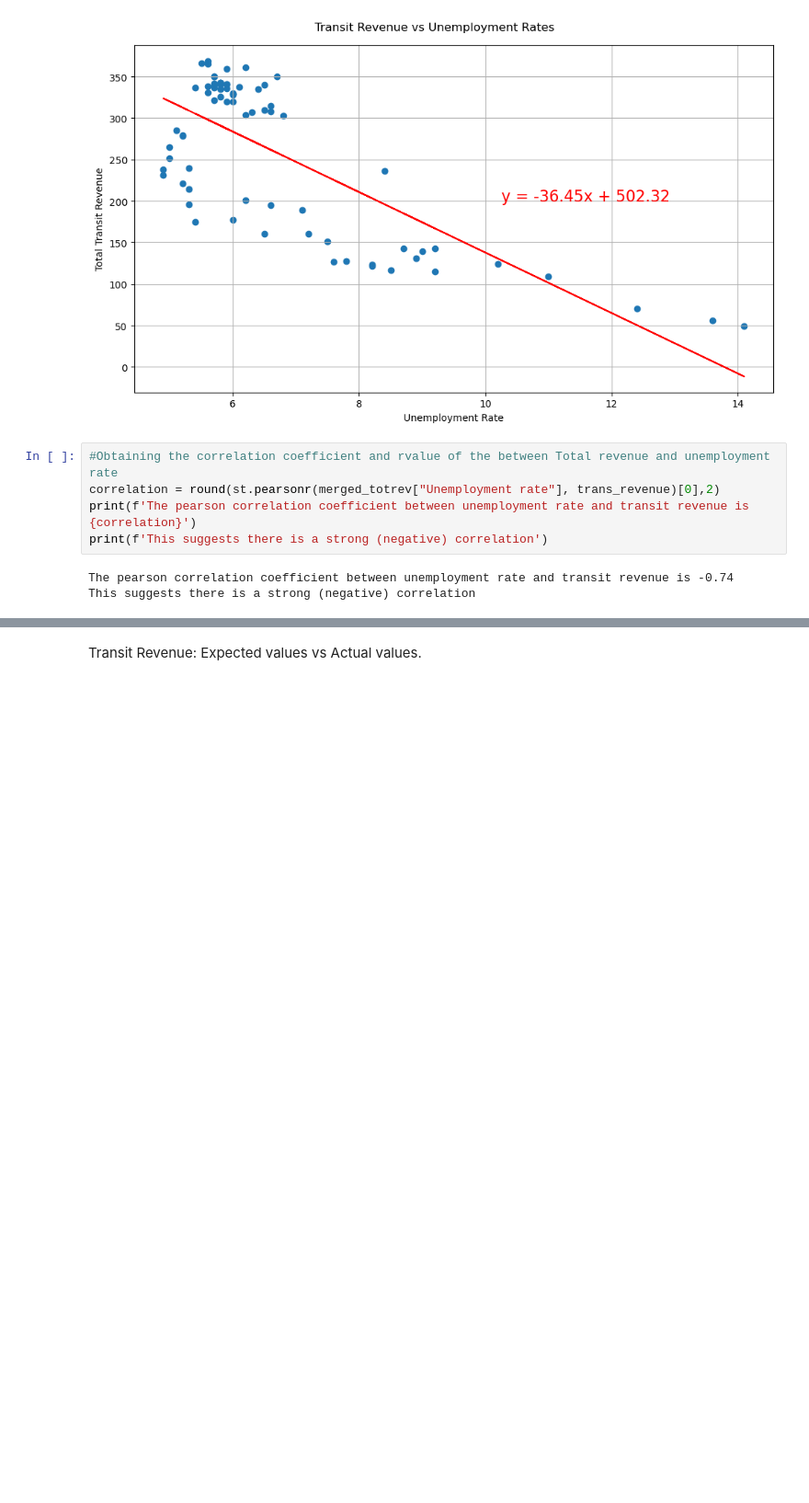
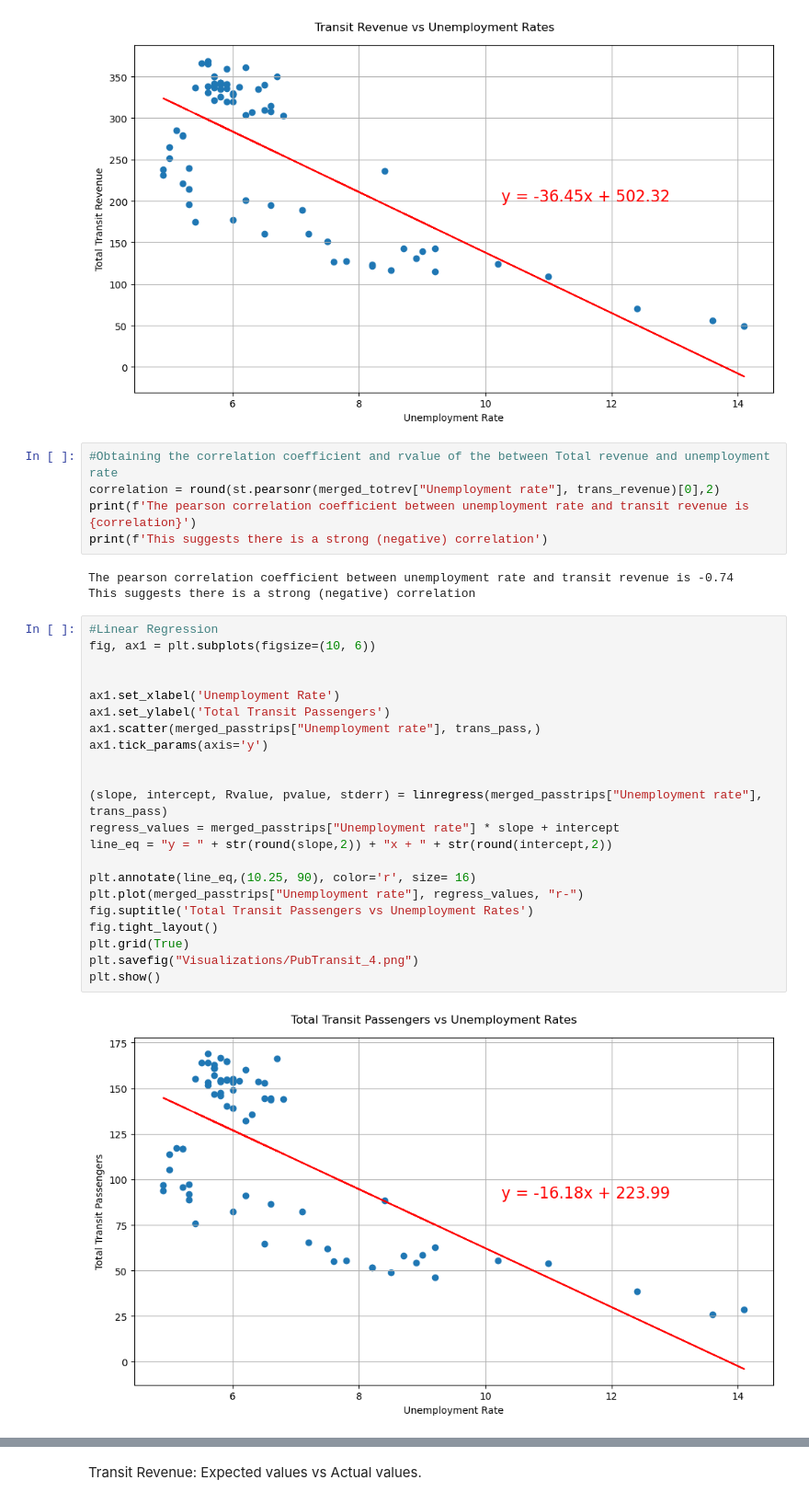
Before and after one commit to Cadeem-M/Project-1-Unemployment, a Jupyter notebook: analysis.ipynb, the cells around one changed output, grey strips where cells are left out. Shown at 92% size. Cells and saved outputs as stored; diff of their text form; blank space fills up the shorter version.

```diff
--- a/analysis.ipynb
+++ b/analysis.ipynb
@@ -667,3 +661,27 @@ print(f'This suggests there is a strong (negative) correlation')
 # %% [output]
 The pearson correlation coefficient between unemployment rate and transit revenue is -0.74
 This suggests there is a strong (negative) correlation
+# %%
+#Linear Regression
+fig, ax1 = plt.subplots(figsize=(10, 6))
+
+
+ax1.set_xlabel('Unemployment Rate')
+ax1.set_ylabel('Total Transit Passengers')
+ax1.scatter(merged_passtrips["Unemployment rate"], trans_pass,)
+ax1.tick_params(axis='y')
+
+
+(slope, intercept, Rvalue, pvalue, stderr) = linregress(merged_passtrips["Unemployment rate"], trans_pass)
+regress_values = merged_passtrips["Unemployment rate"] * slope + intercept
+line_eq = "y = " + str(round(slope,2)) + "x + " + str(round(intercept,2))
+
+plt.annotate(line_eq,(10.25, 90), color='r', size= 16)
+plt.plot(merged_passtrips["Unemployment rate"], regress_values, "r-")
+fig.suptitle('Total Transit Passengers vs Unemployment Rates')
+fig.tight_layout()
+plt.grid(True)
+plt.savefig("Visualizations/PubTransit_4.png")
+plt.show()
+# %% [output]
+[figure, added]
```
Also changed, not shown: parts of 14 cells of this notebook, 3 other files.
